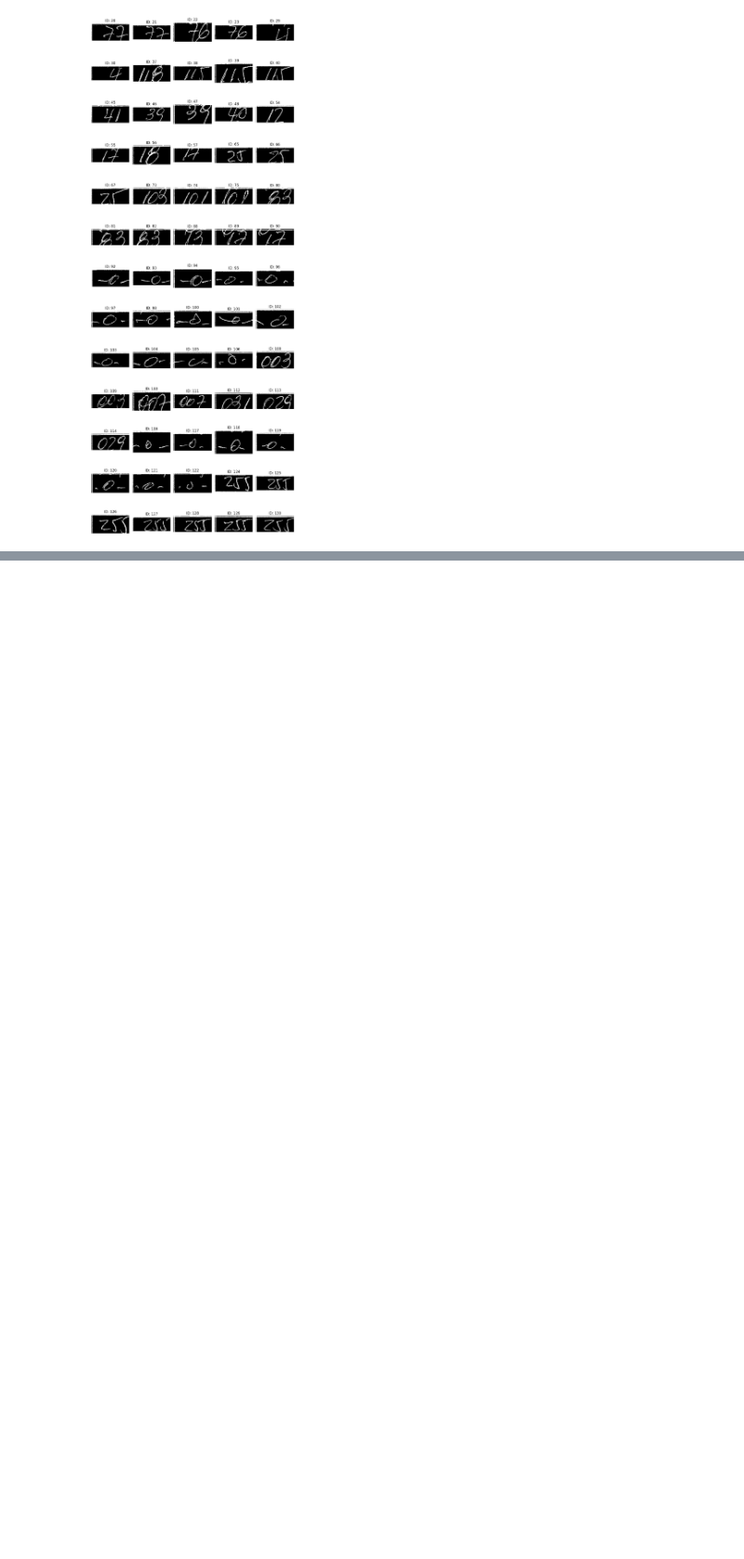
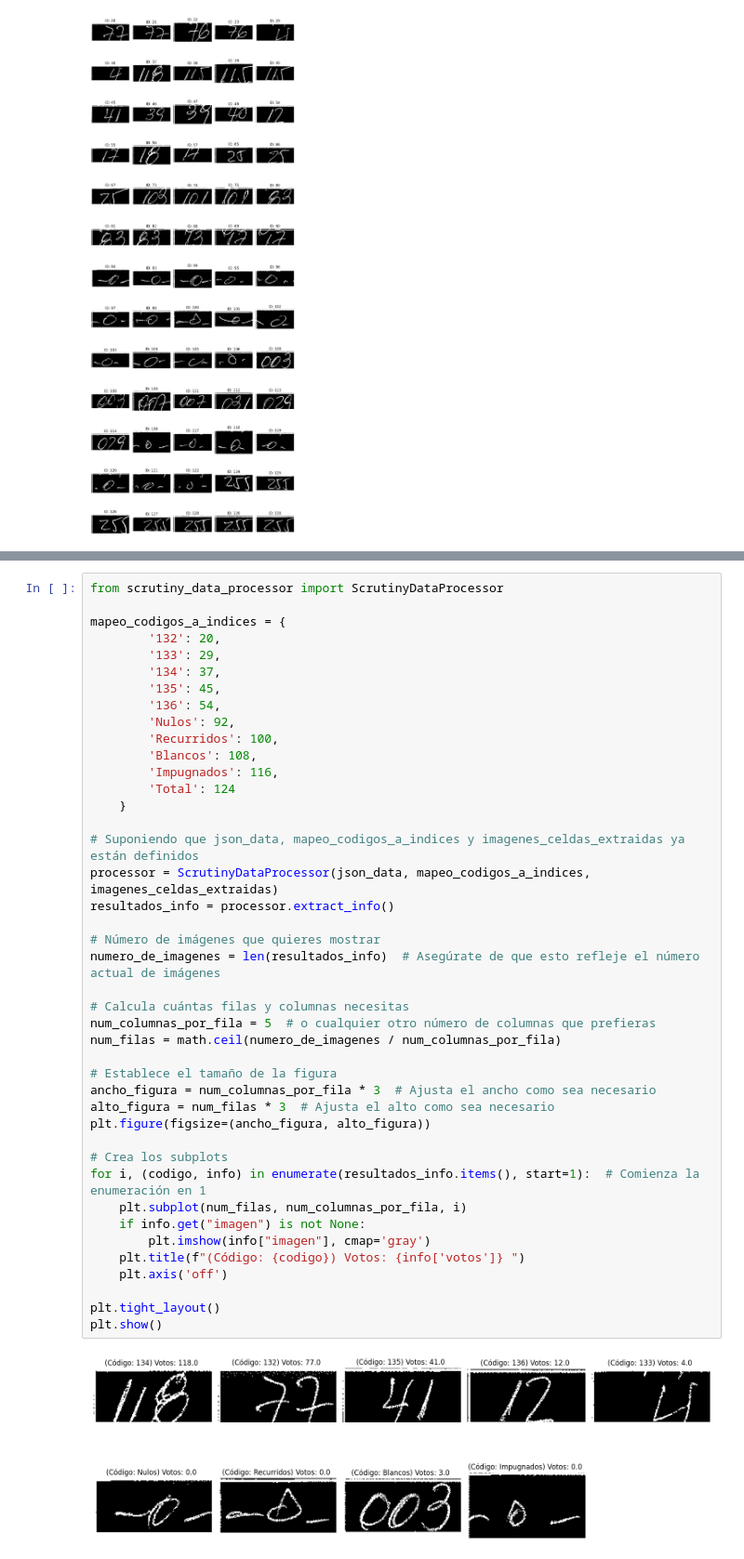
Before and after one commit to LlibertadApp/llm-ocr, a Jupyter notebook: segmentation.ipynb, the cells around one changed output, grey strips where cells are left out. Shown at 93% size. Drawn from its saved outputs; the diff is of its cells as text; blank space fills up the shorter version.

```diff
--- a/segmentation.ipynb
+++ b/segmentation.ipynb
@@ -293,0 +339,44 @@ plt.show()
+# %%
+from scrutiny_data_processor import ScrutinyDataProcessor
+
+mapeo_codigos_a_indices = {
+        '132': 20,
+        '133': 29,
+        '134': 37,
+        '135': 45,
+        '136': 54,
+        'Nulos': 92,
+        'Recurridos': 100,
+        'Blancos': 108,
+        'Impugnados': 116,
+        'Total': 124
+    }
+
+# Suponiendo que json_data, mapeo_codigos_a_indices y imagenes_celdas_extraidas ya están definidos
+processor = ScrutinyDataProcessor(json_data, mapeo_codigos_a_indices, imagenes_celdas_extraidas)
+resultados_info = processor.extract_info()
+
+# Número de imágenes que quieres mostrar
+numero_de_imagenes = len(resultados_info)  # Asegúrate de que esto refleje el número actual de imágenes
+
+# Calcula cuántas filas y columnas necesitas
+num_columnas_por_fila = 5  # o cualquier otro número de columnas que prefieras
+num_filas = math.ceil(numero_de_imagenes / num_columnas_por_fila)
+
+# Establece el tamaño de la figura
+ancho_figura = num_columnas_por_fila * 3  # Ajusta el ancho como sea necesario
+alto_figura = num_filas * 3  # Ajusta el alto como sea necesario
+plt.figure(figsize=(ancho_figura, alto_figura))
+
+# Crea los subplots
+for i, (codigo, info) in enumerate(resultados_info.items(), start=1):  # Comienza la enumeración en 1
+    plt.subplot(num_filas, num_columnas_por_fila, i)
+    if info.get("imagen") is not None:
+        plt.imshow(info["imagen"], cmap='gray')
+    plt.title(f"(Código: {codigo}) Votos: {info['votos']} ")
+    plt.axis('off')
+
+plt.tight_layout()
+plt.show()
+# %% [output]
+[figure, added]
```
Also changed, not shown: parts of 3 cells of this notebook, 4 other files.
